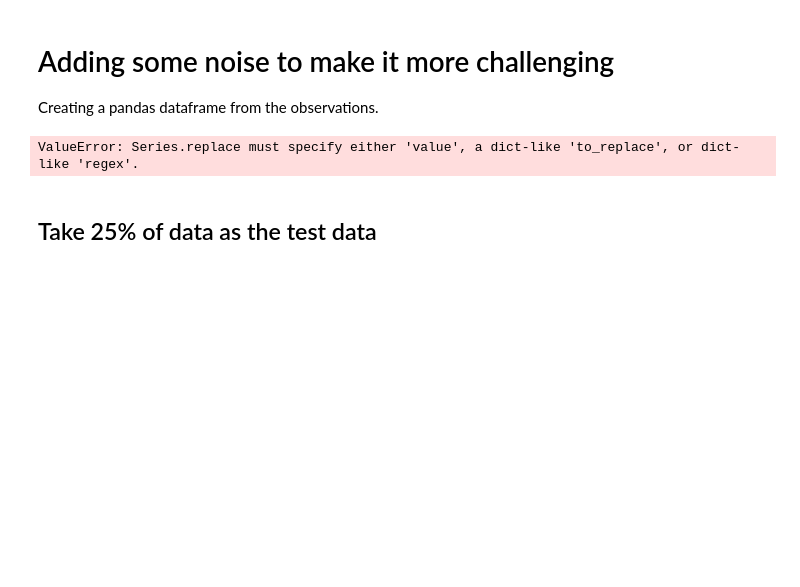
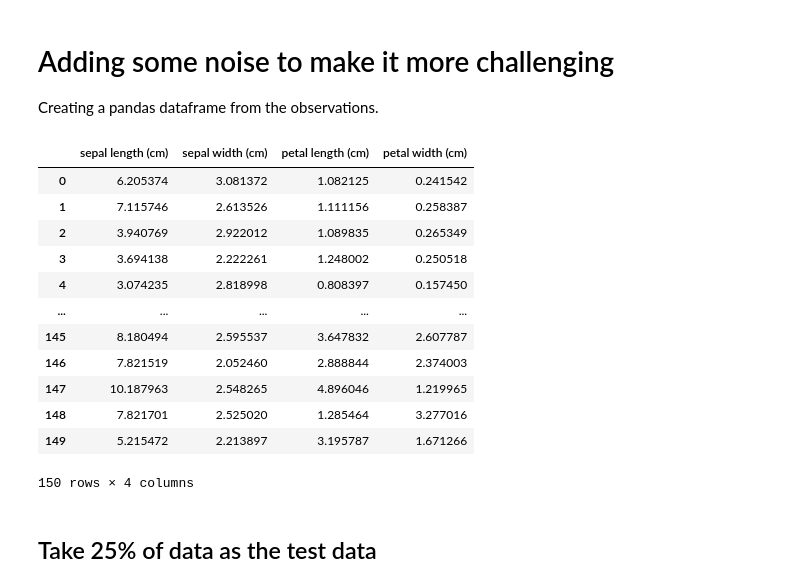
Before and after one commit to billylin609/SYDE522, a Jupyter notebook: src/assignment1/Yuchen_Lin-SYDE_522_F26_Assignment_1.ipynb, the cells around one changed output. Saved outputs shown, nothing was run; the diff lists cells and outputs as text; code cells hidden in the pictures; blank space fills up the shorter version.

```diff
--- a/src/assignment1/Yuchen_Lin-SYDE_522_F26_Assignment_1.ipynb
+++ b/src/assignment1/Yuchen_Lin-SYDE_522_F26_Assignment_1.ipynb
@@ -73,21 +73,27 @@ Creating a pandas dataframe from the observations.
 # %%
 I=np.random.normal(1.0, 0.2, size=(4, 150))# Adding noise - you can change that if needed
 for i in range(4):
   iris.data[:,i]=np.random.normal(1.0,0.2)*iris.data[:,i]*I[i,:]
 
 Features = pd.DataFrame(iris.data, columns=iris.feature_names)
 Target = pd.DataFrame(iris.target, columns=['Target'])
 
-IrisData = pd.concat([Target, Features], axis = 1)
-# Create two Class Split
-IrisData = IrisData[IrisData['Target'] != 2]
-IrisData['Target'] = IrisData['Target'].replace(0, -1)
-
 df = Features
 df
-IrisData
 # %% [output]
+|  | sepal length (cm) | sepal width (cm) | petal length (cm) | petal width (cm) |
+| 0 | 6.205374 | 3.081372 | 1.082125 | 0.241542 |
+| 1 | 7.115746 | 2.613526 | 1.111156 | 0.258387 |
+| 2 | 3.940769 | 2.922012 | 1.089835 | 0.265349 |
+| 3 | 3.694138 | 2.222261 | 1.248002 | 0.250518 |
+| 4 | 3.074235 | 2.818998 | 0.808397 | 0.157450 |
+| ... | ... | ... | ... | ... |
+| 145 | 8.180494 | 2.595537 | 3.647832 | 2.607787 |
+| 146 | 7.821519 | 2.052460 | 2.888844 | 2.374003 |
+| 147 | 10.187963 | 2.548265 | 4.896046 | 1.219965 |
+| 148 | 7.821701 | 2.525020 | 1.285464 | 3.277016 |
+| 149 | 5.215472 | 2.213897 | 3.195787 | 1.671266 |
-ValueError: Series.replace must specify either 'value', a dict-like 'to_replace', or dict-like 'regex'.
+150 rows × 4 columns
 # %% [markdown]
 ## Take 25% of data as the test data
 # %%
```
Also changed, not shown: parts of 15 cells of this notebook.
